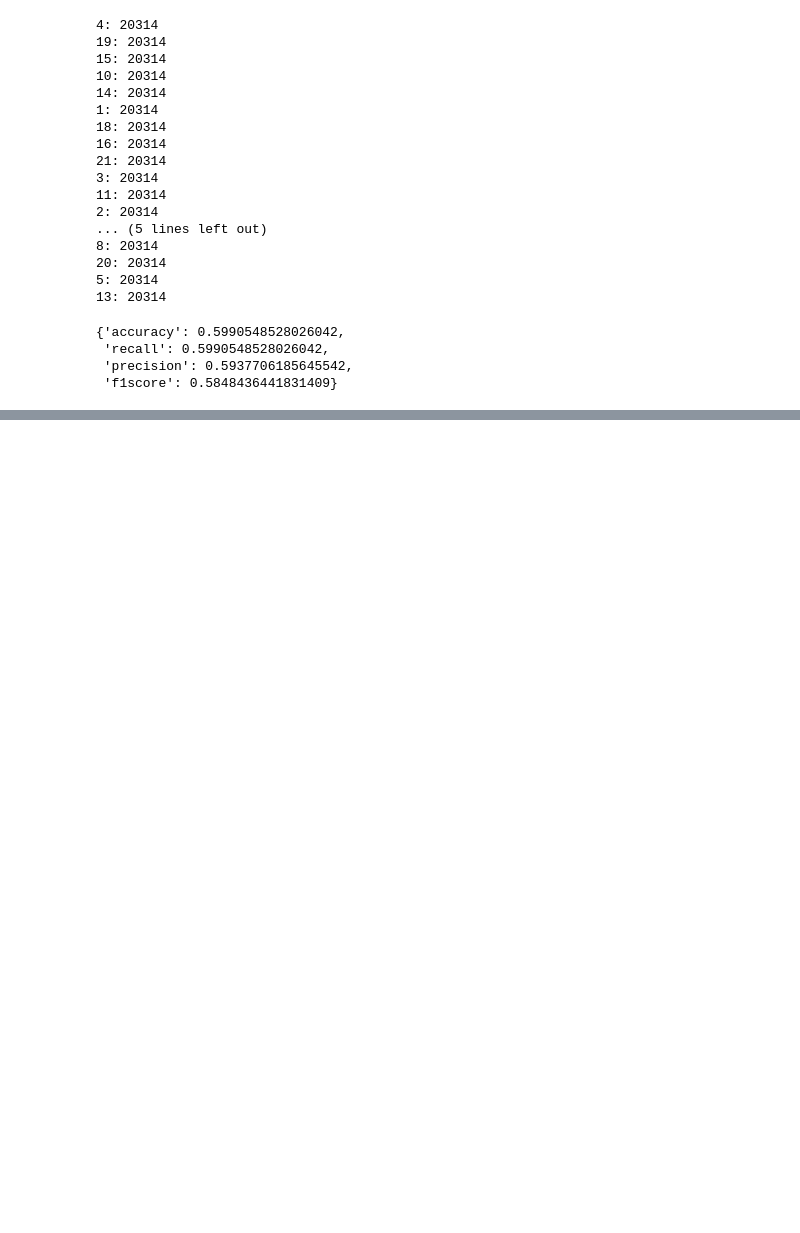
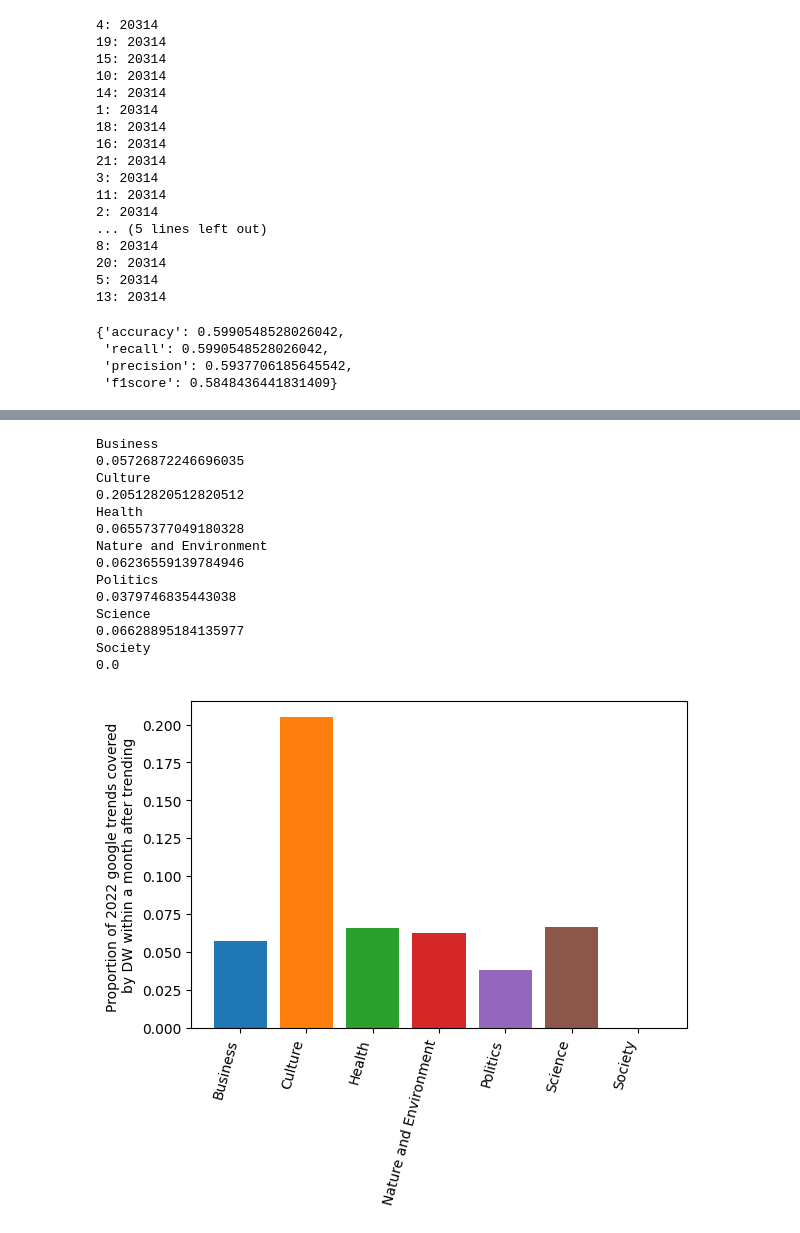
Before and after one commit to mariosakritas/NLP-methods-for-news-articles, a Jupyter notebook: notebooks/MA_ML_dirty_21.ipynb, the cells around one changed output, grey strips where cells are left out. Drawn from its saved outputs; the diff is of its cells as text; code cells hidden in the pictures; blank space fills up the shorter version.

Commit message:
final changes to svc model for classification + assessmeent of model on google trends and estimationf of overall statistics for categories

```diff
--- a/notebooks/MA_ML_dirty_21.ipynb
+++ b/notebooks/MA_ML_dirty_21.ipynb
@@ -268,0 +356,11 @@ best_params_balanced = grid_search_balanced.best_params_
+# %%
+#now let's predict using best performing model
+preds = model.predict(X_google_test)
+df_google['predicted_category'] = preds
+# %%
+prim_num_dict = {}
+for (num, cat) in zip(prim_cat_dict.values(), prim_cat_dict.keys()):
+    prim_num_dict[num] = cat
+prim_num_dict
+df_google['predicted_category'] = df_google['predicted_category'].apply(lambda x: prim_num_dict[x] if x in prim_num_dict else x)
+df_google['predicted_category']  = df_google['predicted_category'].astype(str)
@@ -268,0 +381,19 @@ best_params_balanced = grid_search_balanced.best_params_
+# %%
+def truncate_data(df, start_date, end_date):
+    df['dt_lastModifiedDate'] = df.lastModifiedDate.apply(lambda x: d.datetime.strptime(x[:10], '%Y-%m-%d') if x is not None else x)
+    df = df.sort_values(by = 'dt_lastModifiedDate')
+    mask = np.logical_and(df['dt_lastModifiedDate']>=start_date, df['dt_lastModifiedDate']<end_date)
+    df_subset = df[mask]
+    return df_subset
+# %%
+#now let's find if each keyword was published on by DW
+for i in range(df_google.shape[0]):
+    #slice original df based on dates
+    print(i)
+    start_date = df_google.date.iloc[i]
+    end_date = df_google.date.iloc[i] + relativedelta(months=1)
+    df_slice = truncate_data(df, start_date, end_date)
+    kws_of_slice = [w for sublist in df_slice.keywordStrings for w in sublist]
+    if str(df_google.topic_title[i]) in kws_of_slice:
+        print(str(df_google.topic_title[i]))
+        df_google.dw_published[i] = 1.0
@@ -268,0 +432,30 @@ best_params_balanced = grid_search_balanced.best_params_
+# %%
+#leet's group by eeach category, get the ratio of 1.0's and 0.0's and plot it
+cats = np.unique(df_google.predicted_category)
+fig,ax = plt.subplots()
+for cat in cats:
+    print(cat)
+    df_sub = df_google[df_google.predicted_category == cat]
+    ratio = np.sum(df_sub.dw_published)/df_sub.shape[0]
+    print(ratio)
+    ax.bar(cat, ratio)
+fig.autofmt_xdate(rotation=75)
+
+ax.set_ylabel('Proportion of 2022 google trends covered \nby DW within a month after trending')
+plt.show()
+# %% [output]
+Business
+0.05726872246696035
+Culture
+0.20512820512820512
+Health
+0.06557377049180328
+Nature and Environment
+0.06236559139784946
+Politics
+0.0379746835443038
+Science
+0.06628895184135977
+Society
+0.0
+[figure, added]
```
Also changed, not shown: parts of 18 cells of this notebook, 1 other file.
